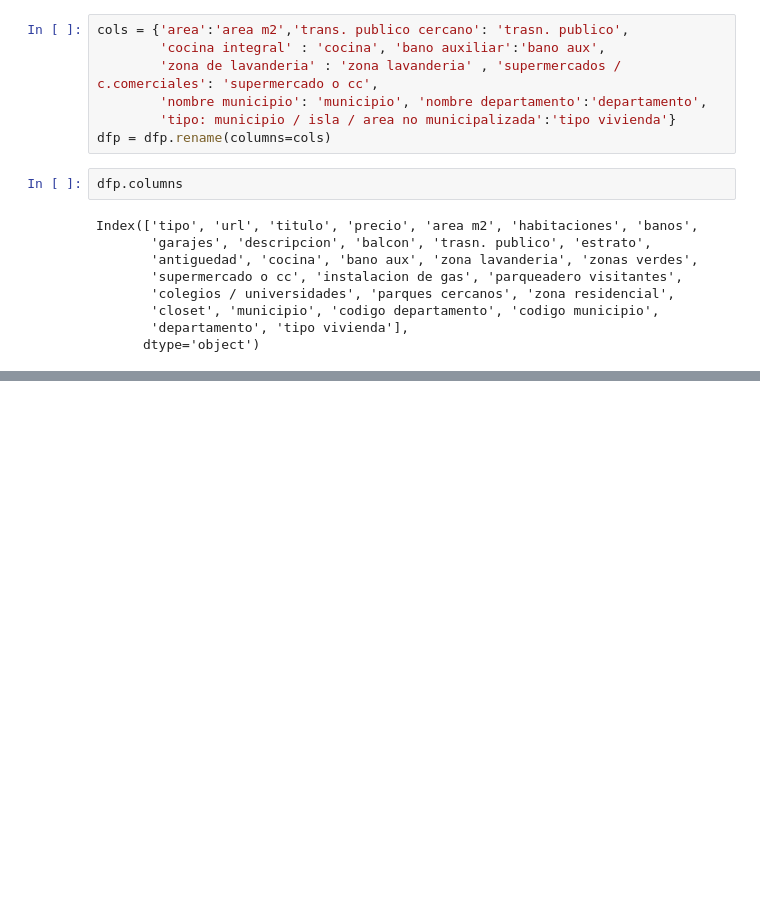
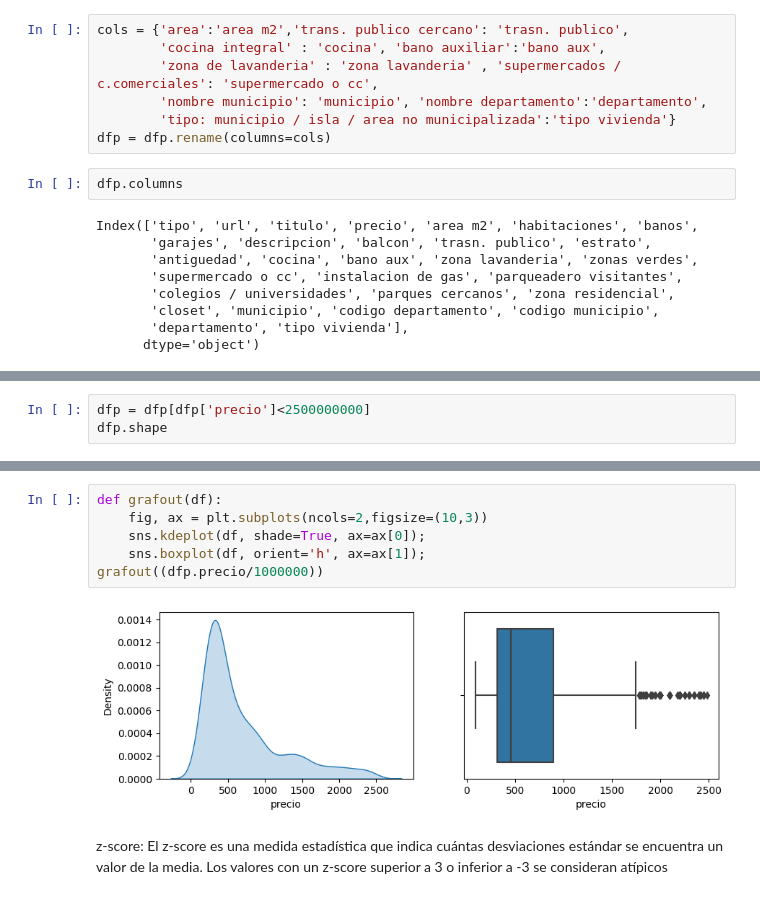
Before and after one commit to juanguzman2/Analisis-del-precio-de-las-viviendas-en-el-oriente-antioqueno, a Jupyter notebook: Script/limpieza/limpiezafinal.ipynb, the cells around one changed output, grey strips where cells are left out. Saved outputs shown, nothing was run; the diff lists cells and outputs as text; blank space fills up the shorter version.

```diff
--- a/Script/limpieza/limpiezafinal.ipynb
+++ b/Script/limpieza/limpiezafinal.ipynb
@@ -400,0 +412,3 @@ Index(['tipo', 'url', 'titulo', 'precio', 'area m2', 'habitaciones', 'banos',
+# %%
+dfp = dfp[dfp['precio']<2500000000]
+dfp.shape
@@ -400,0 +440,10 @@ Index(['tipo', 'url', 'titulo', 'precio', 'area m2', 'habitaciones', 'banos',
+# %%
+def grafout(df):
+    fig, ax = plt.subplots(ncols=2,figsize=(10,3))
+    sns.kdeplot(df, shade=True, ax=ax[0]);
+    sns.boxplot(df, orient='h', ax=ax[1]);
+grafout((dfp.precio/1000000))
+# %% [output]
+[figure, added]
+# %% [markdown]
+z-score: El z-score es una medida estadística que indica cuántas desviaciones estándar se encuentra un valor de la media. Los valores con un z-score superior a 3 o inferior a -3 se consideran atípicos
```
Also changed, not shown: parts of 15 cells of this notebook, 2 other files.
